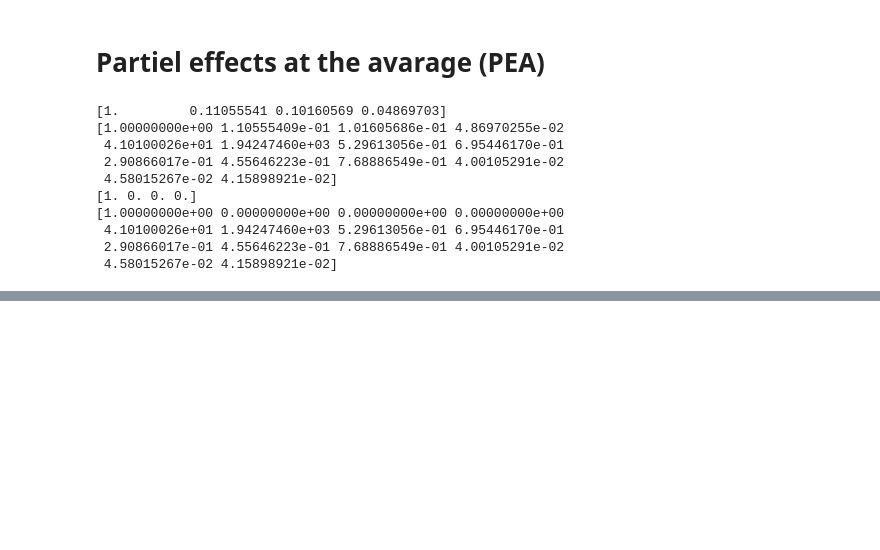
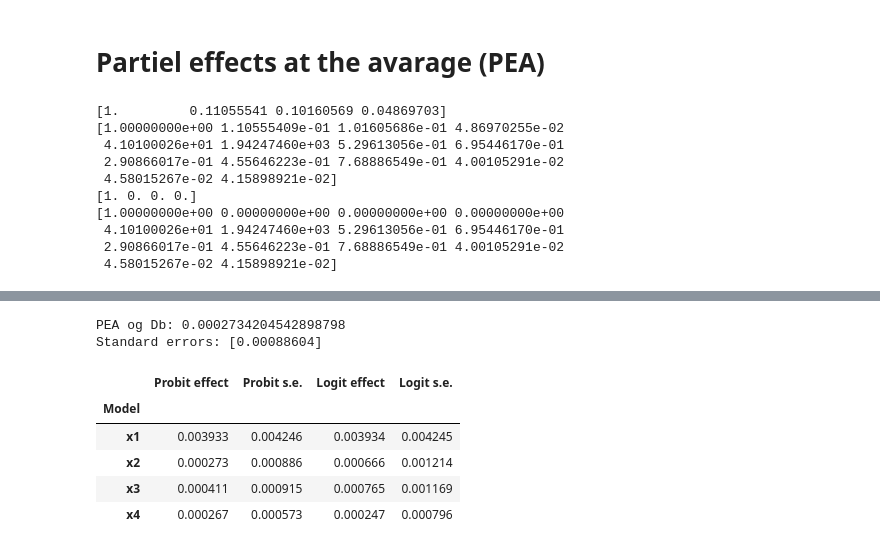
Before and after one commit to matliras/Adv_microeconometrics_assignments, a Jupyter notebook: project 3/workbook.ipynb, the cells around one changed output, grey strips where cells are left out. Drawn from its saved outputs; the diff is of its cells as text; code cells hidden in the pictures; blank space fills up the shorter version.

Commit message:
Partial effects at the average with std. errors

```diff
--- a/project 3/workbook.ipynb
+++ b/project 3/workbook.ipynb
@@ -85,6 +85,6 @@ y = df.anyuseofforce_coded.values
 #x = df[labels_x].values
 
 #K = x.shape[1] #number of independent variables
-N = x.shape[0] #number of observations
+#N = x.shape[0] #number of observations
 
-print(x)
+#print(x)
@@ -130,6 +128,7 @@ sigma2 = nan
 models = [x1, x2, x3, x4]
 i = 0
 probit_models = [] # list for saving results
+probit_cov = [] # list for saving covariance matrices
 criterion_probit = []
 
 for model in models:
@@ -144,6 +143,7 @@ for model in models:
     q_fun = N*(-1)*probit_results['fun'] #Total sum of likelihood contributions.
     probit_tab = est.print_table((model), probit_results, title='PROBIT')
     probit_models.append(probit_tab)
+    probit_cov.append(probit_results['cov'])
     criterion_probit.append(q_fun)
     print(f'------Model {i}------')
 # %% [output]
@@ -190,6 +170,7 @@ probit_models
 models = [x1, x2, x3, x4]
 i = 0
 logit_models = [] # list for saving results
+logit_cov = [] # list for saving covariance matrices
 criterion_logit = []
 
 for model in models:
@@ -205,6 +186,7 @@ for model in models:
     q_fun = N*(-1)*logit_results['fun'] #Total sum of likelihood contributions.
     logit_tab = est.print_table((model), logit_results, title='LOGIT')
     logit_models.append(logit_tab)
+    logit_cov.append(logit_results['cov'])
     criterion_logit.append(q_fun)
     print(f'------Model {i}------')
 # %% [output]
@@ -522,0 +473,72 @@ NameError: name 'probit_models' is not defined
+# %%
+def get_se(grad, cov):
+    cov_me = grad@cov@grad.T
+    return np.sqrt(np.diag(cov_me))
+
+#se_c_pr = get_se(grad_c_pr, probit_cov[1])
+se_d_pr = get_se(grad_d_pr, probit_cov[1])
+# %%
+print(f'PEA og Db: {diff}')
+print(f'Standard errors: {se_d_pr}')
+# %% [output]
+PEA og Db: 0.0002734204542898798
+Standard errors: [0.00088604]
+# %%
+PEA_rows = []
+
+for i, (name, columns) in enumerate(models.items()):
+    values_white = average_values[name].copy()
+    values_black = average_values[name].copy()
+
+    sblack_index = columns.index("sblack")
+    values_black[sblack_index] = 1
+
+    # predict() expects a 2D array, even for one observation
+    values_white = values_white.reshape(1, -1)
+    values_black = values_black.reshape(1, -1)
+
+    beta_pr = probit_models[i]["theta"].to_numpy()
+    z_white_pr = (values_white @ beta_pr)[0]
+    z_black_pr = (values_black @ beta_pr)[0]
+    probit_effect = (
+        probit.predict(beta_pr, values_black)[0]
+        - probit.predict(beta_pr, values_white)[0]
+    )
+    grad_probit = (
+        norm.pdf(z_black_pr) * values_black
+        - norm.pdf(z_white_pr) * values_white
+    )
+    probit_se = get_se(grad_probit, probit_cov[i])[0]
+
+    beta_lg = logit_models[i]["theta"].to_numpy()
+    z_white_lg = (values_white @ beta_lg)[0]
+    z_black_lg = (values_black @ beta_lg)[0]
+    p_white_lg = logit.G(z_white_lg)
+    p_black_lg = logit.G(z_black_lg)
+    logit_effect = (
+        logit.predict(logit_models[i]["theta"], values_black)[0]
+        - logit.predict(logit_models[i]["theta"], values_white)[0]
+    )
+    grad_logit = (
+        p_black_lg * (1 - p_black_lg) * values_black
+        - p_white_lg * (1 - p_white_lg) * values_white
+    )
+    logit_se = get_se(grad_logit, logit_cov[i])[0]
+
+    PEA_rows.append({
+        "Model": name,
+        "Probit effect": probit_effect,
+        "Probit s.e.": probit_se,
+        "Logit effect": logit_effect,
+        "Logit s.e.": logit_se,
+    })
+
+effects_table = pd.DataFrame(PEA_rows).set_index("Model")
+effects_table
+# %% [output]
+|  | Probit effect | Probit s.e. | Logit effect | Logit s.e. |
+| Model |  |  |  |  |
+| x1 | 0.003933 | 0.004246 | 0.003934 | 0.004245 |
+| x2 | 0.000273 | 0.000886 | 0.000666 | 0.001214 |
+| x3 | 0.000411 | 0.000915 | 0.000765 | 0.001169 |
+| x4 | 0.000267 | 0.000573 | 0.000247 | 0.000796 |
```
Also changed, not shown: parts of 11 cells of this notebook.
